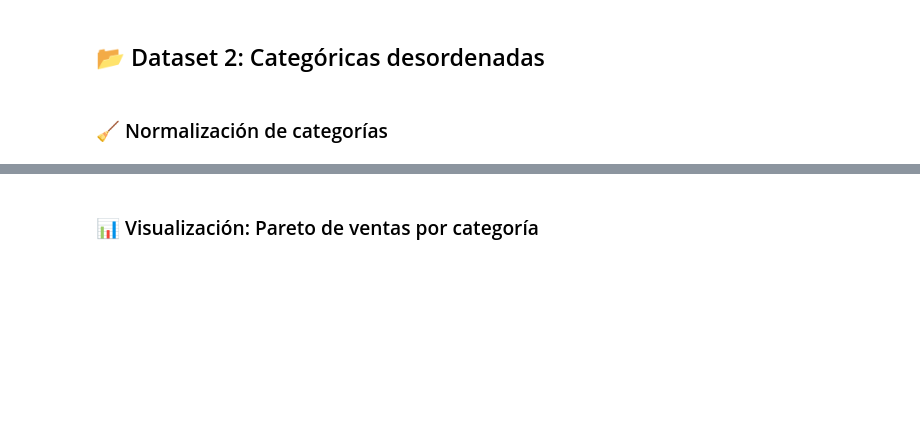
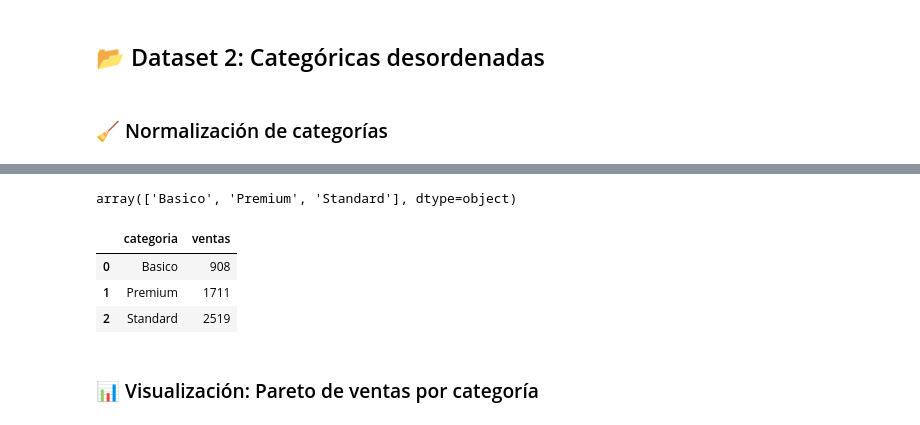
Before and after one commit to OscarFraile/EVOLVE, a Jupyter notebook: Jorge_Diez_Power_BI/Notebooks_Clases/S002_Limpieza_Visualizacion.ipynb, the cells around one changed output, grey strips where cells are left out. Saved outputs shown, nothing was run; the diff lists cells and outputs as text; code cells hidden in the pictures; blank space fills up the shorter version.

```diff
--- a/Jorge_Diez_Power_BI/Notebooks_Clases/S002_Limpieza_Visualizacion.ipynb
+++ b/Jorge_Diez_Power_BI/Notebooks_Clases/S002_Limpieza_Visualizacion.ipynb
@@ -262,2 +276,21 @@ df2 = pd.DataFrame({
+# %%
+df2['categoria'] = df2['categoria'].str.lower().replace({'premium':'Premium',
+                                                         'standard':'Standard',
+                                                         'stándar':'Standard',
+                                                         'standar':'Standard',
+                                                         'basico':'Basico',
+                                                         'básico':'Basico'})
+df2 = df2.groupby('categoria', as_index=False).sum()
+# %%
+df2.categoria.unique()
+# %% [output]
+array(['Basico', 'Premium', 'Standard'], dtype=object)
+# %%
+df2
+# %% [output]
+|  | categoria | ventas |
+| 0 | Basico | 908 |
+| 1 | Premium | 1711 |
+| 2 | Standard | 2519 |
 # %% [markdown]
 ### 📊 Visualización: Pareto de ventas por categoría
```
Also changed, not shown: parts of 6 cells of this notebook, 2 other files.
